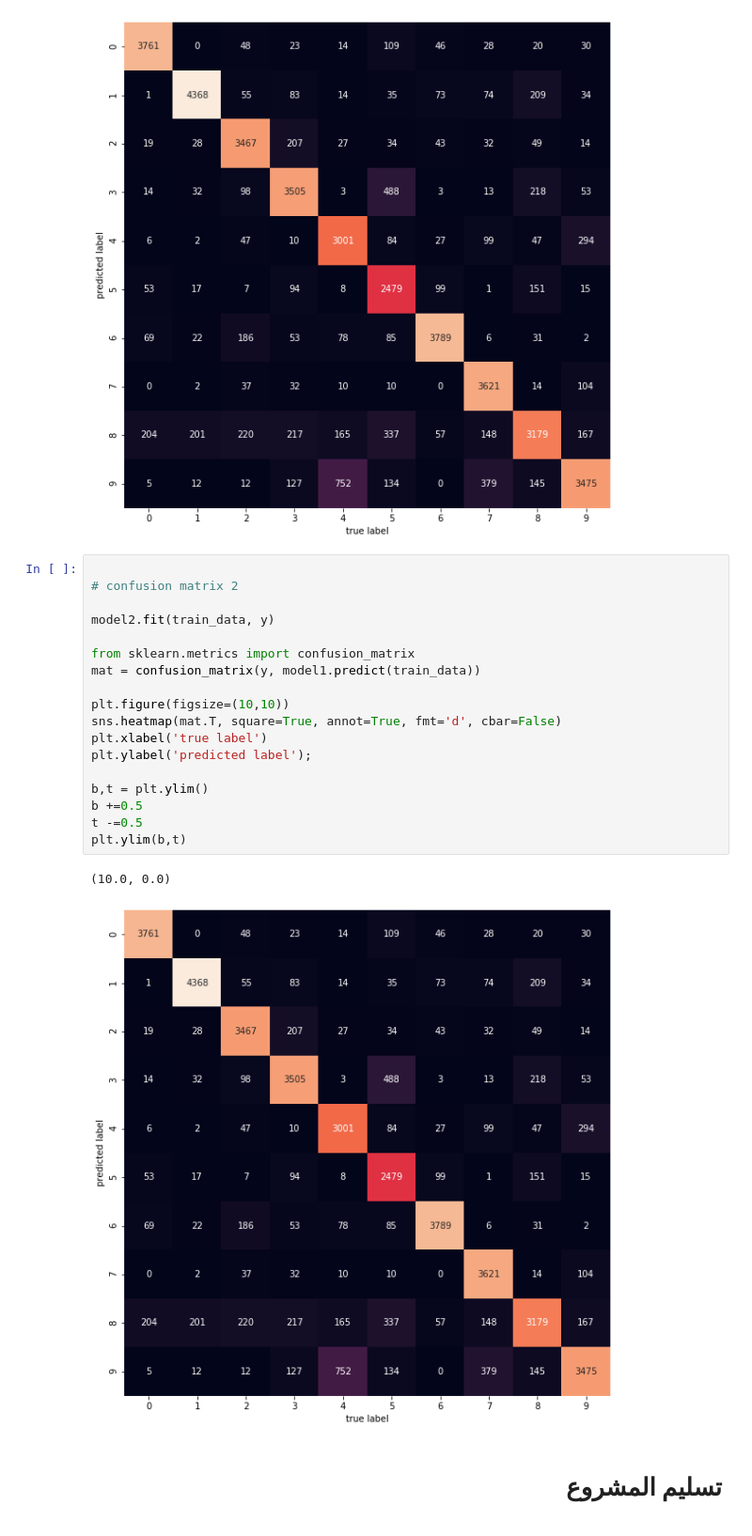
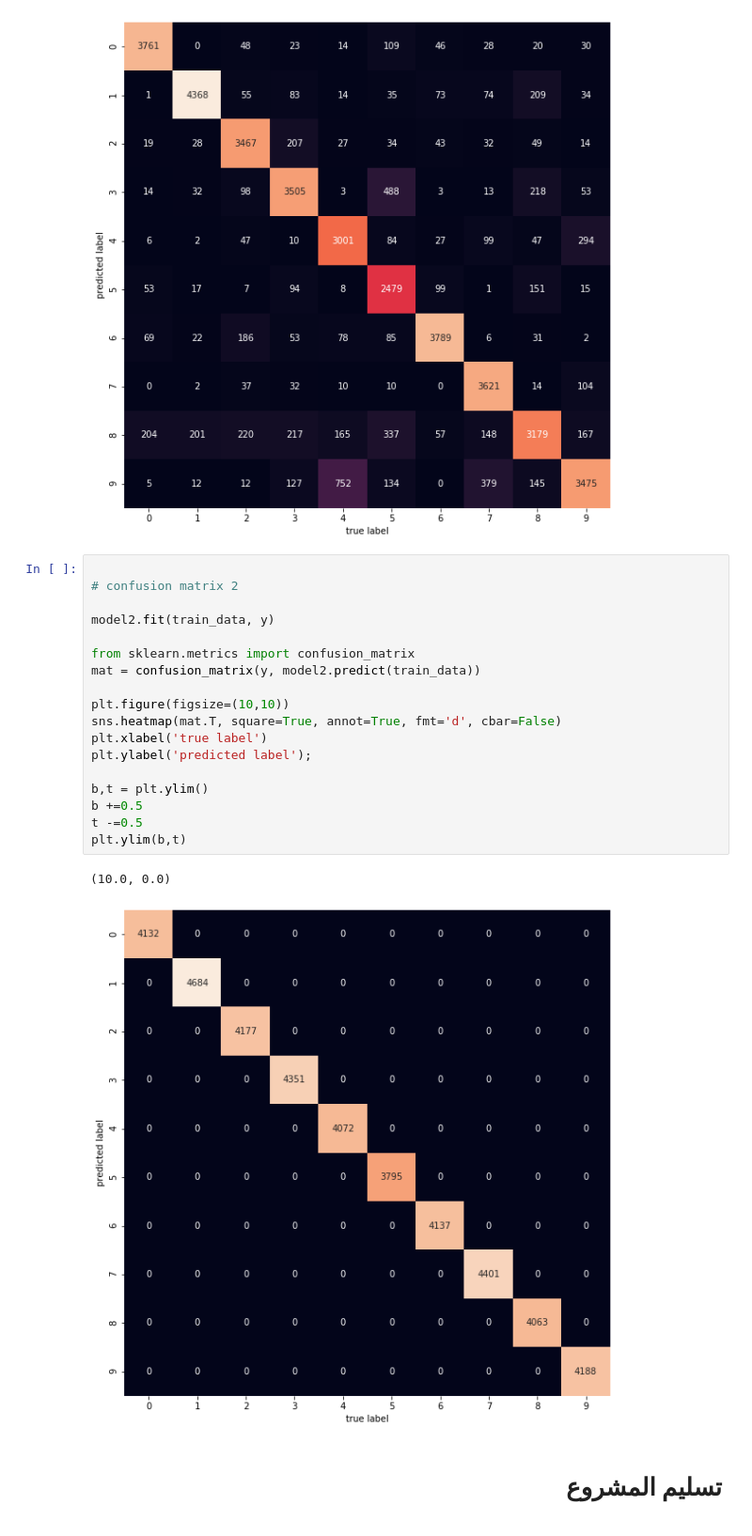
Before and after one commit to Faisal-Alhazzani/data-science-project-4, a Jupyter notebook: Project 4.ipynb, the cells around one changed output. Shown: that part at 94% size. Saved outputs shown, nothing was run; the diff lists cells and outputs as text.

```diff
--- a/Project 4.ipynb
+++ b/Project 4.ipynb
@@ -241,24 +241,24 @@ plt.ylim(b,t)
 # %%
 
 # confusion matrix 2
 
 model2.fit(train_data, y)
 
 from sklearn.metrics import confusion_matrix
-mat = confusion_matrix(y, model1.predict(train_data))
+mat = confusion_matrix(y, model2.predict(train_data))
 
 plt.figure(figsize=(10,10))
 sns.heatmap(mat.T, square=True, annot=True, fmt='d', cbar=False)
 plt.xlabel('true label')
 plt.ylabel('predicted label');
 
 b,t = plt.ylim()
 b +=0.5
 t -=0.5
 plt.ylim(b,t)
 # %% [output]
 (10.0, 0.0)
-[figure, old version]
+[figure, new version]
 # %% [markdown]
 <div style="direction:rtl; text-align:right">
 
```
Also changed, not shown: parts of 2 cells of this notebook.
